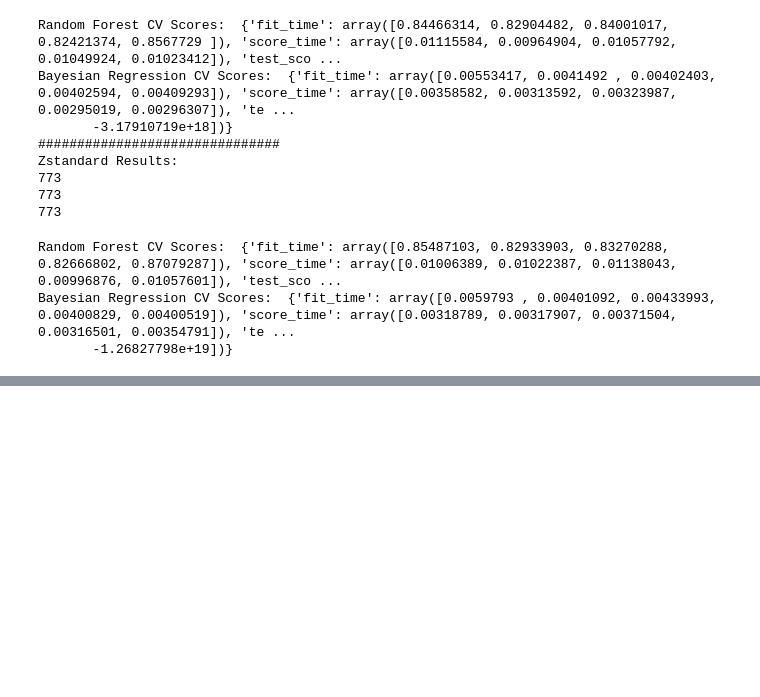
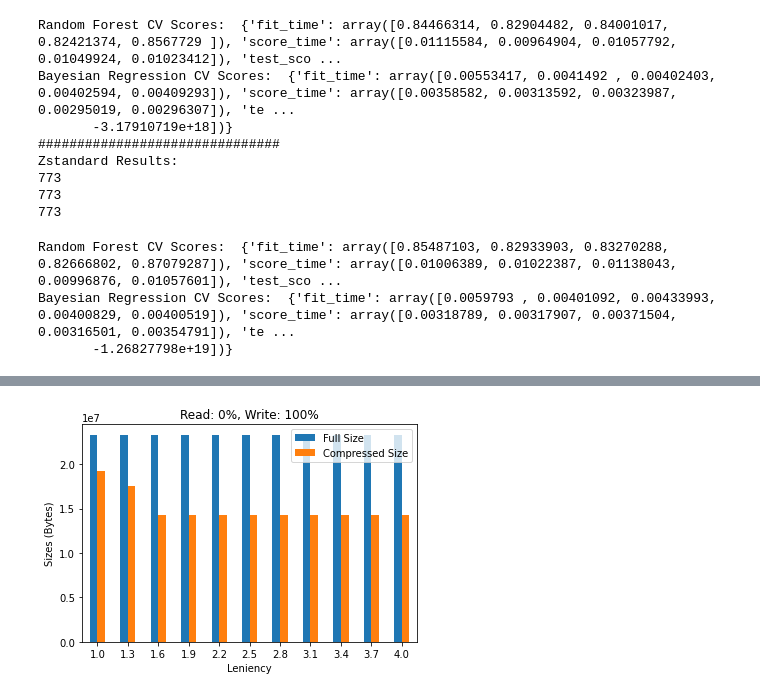
Before and after one commit to karthik6d/thesis, a Jupyter notebook: data_analysis.ipynb, the cells around one changed output, grey strips where cells are left out. Cells and saved outputs as stored; diff of their text form; code cells hidden in the pictures; blank space fills up the shorter version.

```diff
--- a/data_analysis.ipynb
+++ b/data_analysis.ipynb
@@ -368,0 +400,3 @@ Bayesian Regression CV Scores:  {'fit_time': array([0.0059793 , 0.00401092, 0.00
+# %%
+this_df = df.groupby(['leniency']).agg(lambda x: x.unique().mean())
+this_df.head()
@@ -368,0 +411,21 @@ Bayesian Regression CV Scores:  {'fit_time': array([0.0059793 , 0.00401092, 0.00
+# %%
+def bar_chart(df, title, max_val):
+    this_df = df.groupby(['leniency']).agg(lambda x: x.unique().mean())
+    max_size = [max_val] * 11
+    compressed_sizes = list(this_df['sizes'])
+    index = [1.0, 1.3, 1.6, 1.9, 2.2, 2.5, 2.8, 3.1, 3.4, 3.7, 4.0]
+    new_df = pd.DataFrame({'Full Size': max_size,
+                   'Compressed Size': compressed_sizes}, index=index)
+
+    ax = new_df.plot.bar(rot=0, title=title)
+    ax.set_xlabel("Leniency")
+    ax.set_ylabel("Sizes (Bytes)")
+
+    return None
+# %%
+df_50 = pd.read_csv("data/results_50.csv")
+df_0 = pd.read_csv("data/results_0.csv")
+
+bar_chart(df_0, "Read: 0%, Write: 100%", 23325160)
+# %% [output]
+[figure, added]
```
Also changed, not shown: parts of 4 cells of this notebook, 2 other files.
